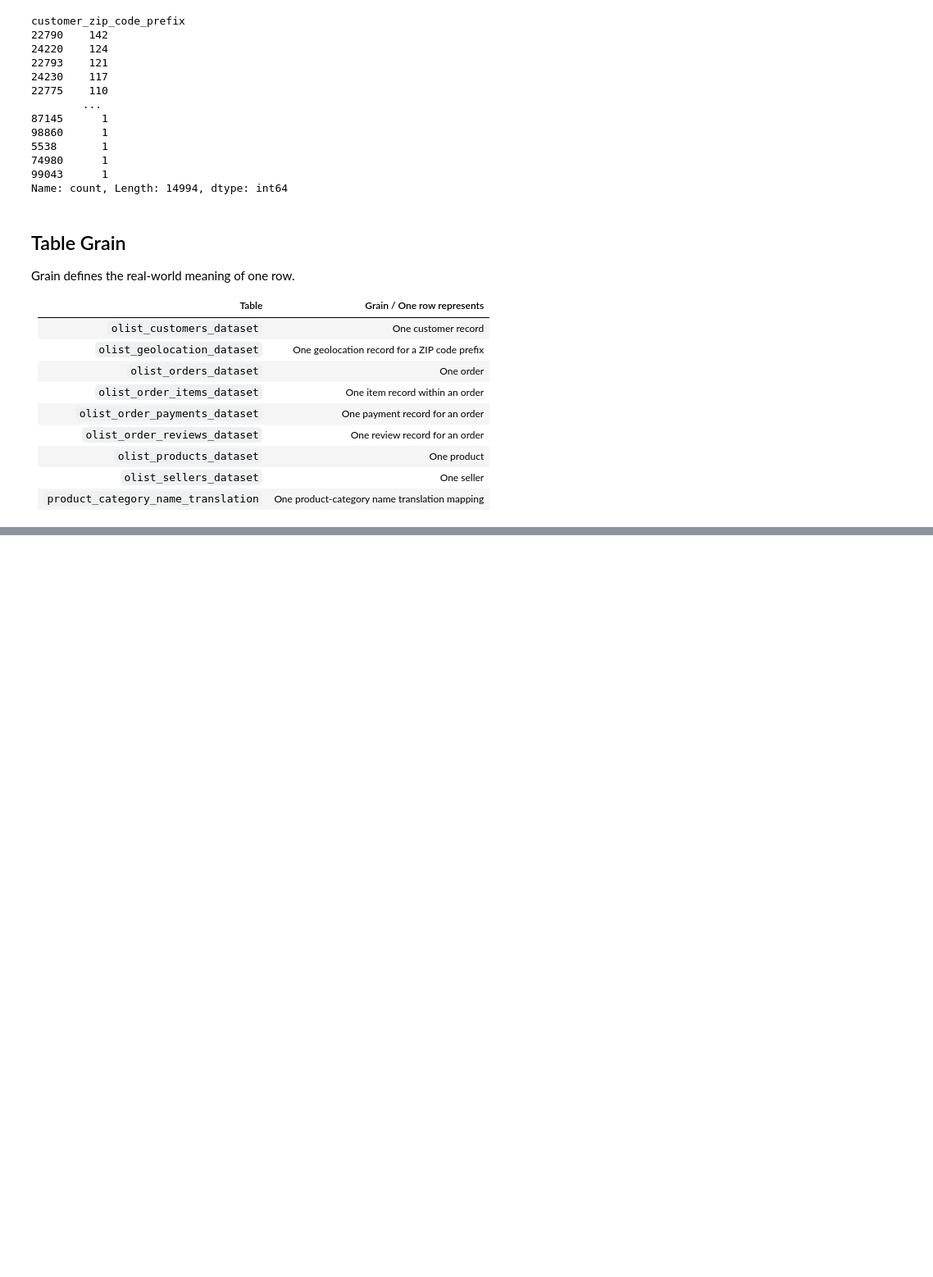
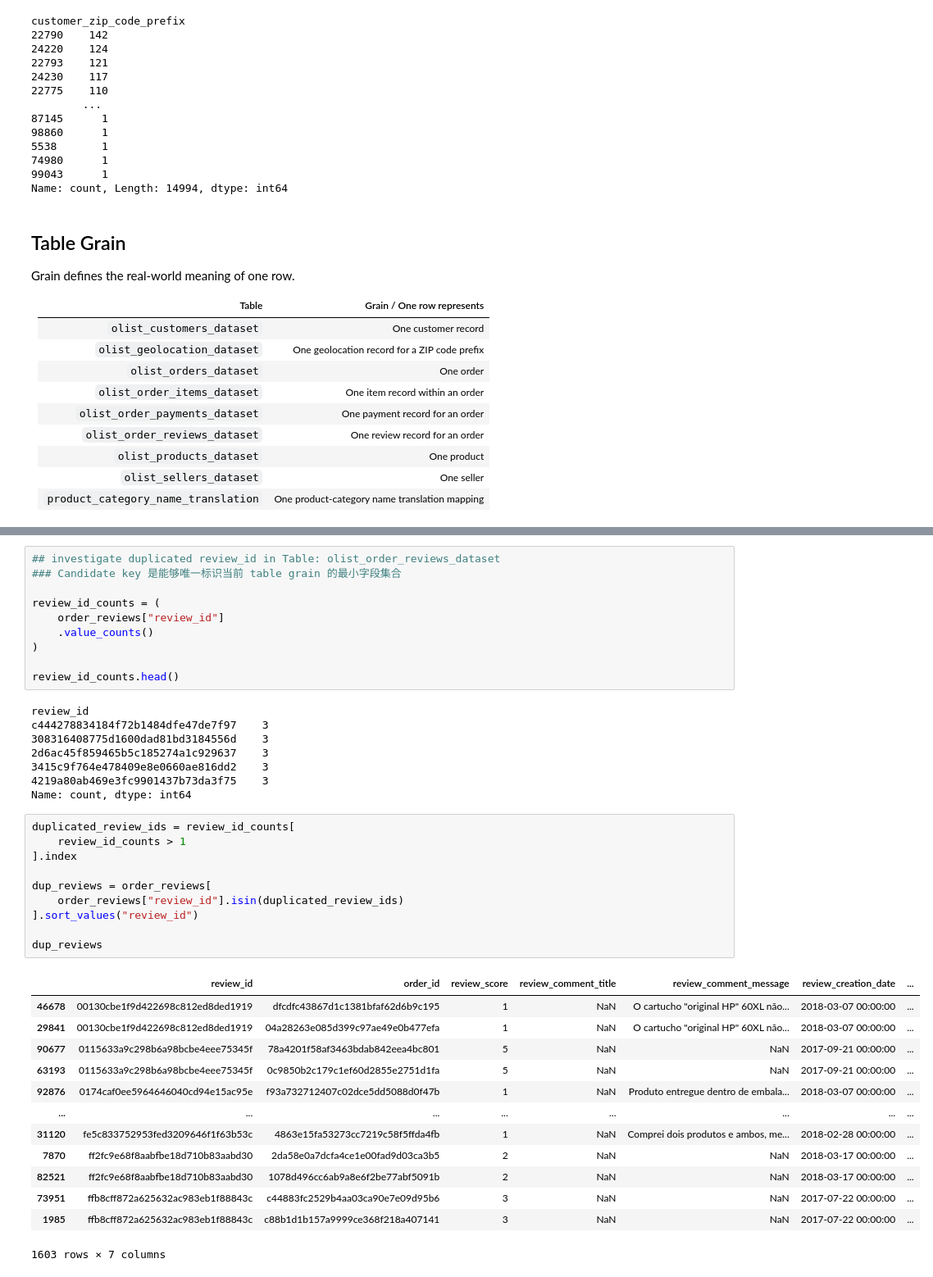
Before and after one commit to iiizhw/olist-analysis, a Jupyter notebook: notebooks/01_data_profiling.ipynb, the cells around one changed output, grey strips where cells are left out. Shown: that part at 82% size. Cells and saved outputs as stored; diff of their text form; blank space fills up the shorter version.

```diff
--- a/notebooks/01_data_profiling.ipynb
+++ b/notebooks/01_data_profiling.ipynb
@@ -229,0 +338,42 @@ Candidate key = a minimal superkey
+# %%
+## investigate duplicated review_id in Table: olist_order_reviews_dataset
+### Candidate key 是能够唯一标识当前 table grain 的最小字段集合
+
+review_id_counts = (
+    order_reviews["review_id"]
+    .value_counts()
+)
+
+review_id_counts.head()
+# %% [output]
+review_id
+c444278834184f72b1484dfe47de7f97    3
+308316408775d1600dad81bd3184556d    3
+2d6ac45f859465b5c185274a1c929637    3
+3415c9f764e478409e8e0660ae816dd2    3
+4219a80ab469e3fc9901437b73da3f75    3
+Name: count, dtype: int64
+# %%
+duplicated_review_ids = review_id_counts[
+    review_id_counts > 1
+].index
+
+dup_reviews = order_reviews[
+    order_reviews["review_id"].isin(duplicated_review_ids)
+].sort_values("review_id")
+
+dup_reviews
+# %% [output]
+|  | review_id | order_id | review_score | review_comment_title | review_comment_message | review_creation_date | ... |
+| 46678 | 00130cbe1f9d422698c812ed8ded1919 | dfcdfc43867d1c1381bfaf62d6b9c195 | 1 | NaN | O cartucho "original HP" 60XL não... | 2018-03-07 00:00:00 | ... |
+| 29841 | 00130cbe1f9d422698c812ed8ded1919 | 04a28263e085d399c97ae49e0b477efa | 1 | NaN | O cartucho "original HP" 60XL não... | 2018-03-07 00:00:00 | ... |
+| 90677 | 0115633a9c298b6a98bcbe4eee75345f | 78a4201f58af3463bdab842eea4bc801 | 5 | NaN | NaN | 2017-09-21 00:00:00 | ... |
+| 63193 | 0115633a9c298b6a98bcbe4eee75345f | 0c9850b2c179c1ef60d2855e2751d1fa | 5 | NaN | NaN | 2017-09-21 00:00:00 | ... |
+| 92876 | 0174caf0ee5964646040cd94e15ac95e | f93a732712407c02dce5dd5088d0f47b | 1 | NaN | Produto entregue dentro de embala... | 2018-03-07 00:00:00 | ... |
+| ... | ... | ... | ... | ... | ... | ... | ... |
+| 31120 | fe5c833752953fed3209646f1f63b53c | 4863e15fa53273cc7219c58f5ffda4fb | 1 | NaN | Comprei dois produtos e ambos, me... | 2018-02-28 00:00:00 | ... |
+| 7870 | ff2fc9e68f8aabfbe18d710b83aabd30 | 2da58e0a7dcfa4ce1e00fad9d03ca3b5 | 2 | NaN | NaN | 2018-03-17 00:00:00 | ... |
+| 82521 | ff2fc9e68f8aabfbe18d710b83aabd30 | 1078d496cc6ab9a8e6f2be77abf5091b | 2 | NaN | NaN | 2018-03-17 00:00:00 | ... |
+| 73951 | ffb8cff872a625632ac983eb1f88843c | c44883fc2529b4aa03ca90e7e09d95b6 | 3 | NaN | NaN | 2017-07-22 00:00:00 | ... |
+| 1985 | ffb8cff872a625632ac983eb1f88843c | c88b1d1b157a9999ce368f218a407141 | 3 | NaN | NaN | 2017-07-22 00:00:00 | ... |
+1603 rows × 7 columns
```
Also changed, not shown: parts of 9 cells of this notebook.
